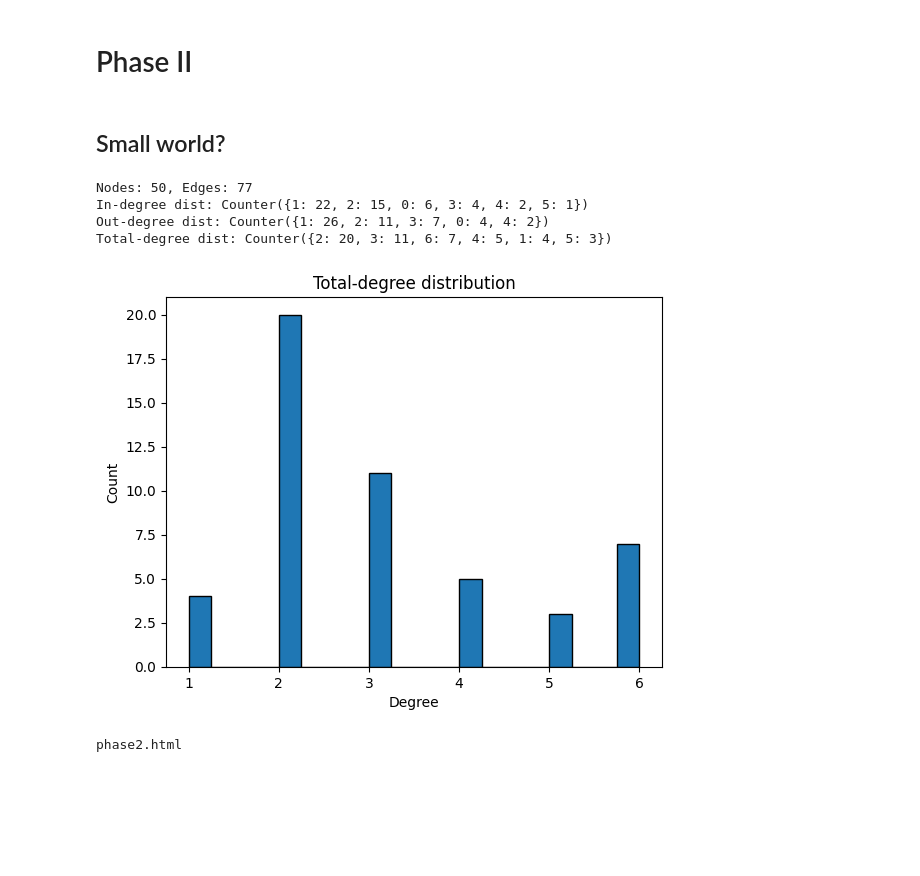
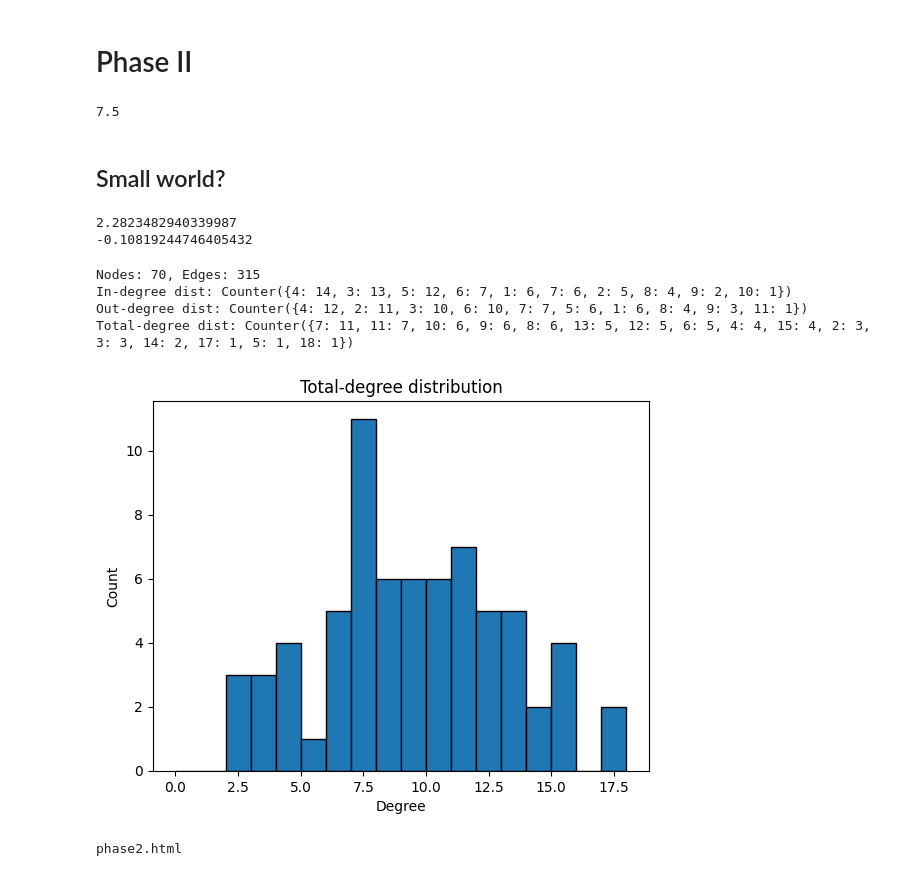
Before and after one commit to Dalsaetra/NeuroSimV3, a Jupyter notebook: python/src/notebook_growth.ipynb, the cells around one changed output. Cells and saved outputs as stored; diff of their text form; code cells hidden in the pictures; blank space fills up the shorter version.

Commit message:
A lot of progress, added specific thalamus

```diff
--- a/python/src/notebook_growth.ipynb
+++ b/python/src/notebook_growth.ipynb
@@ -77,11 +77,11 @@ def phase1_spatial_growth(N, layer_bounds, layer_densities, local_conn_per_node,
         # If fewer than local_conn_per_node edges were formed, that's fine; biological variability.
     return G, coords, neurons_per_layer
 # %%
-N = 50
+N = 70
 out_max = 20
 alpha_init = 12.0
 
-n_layers = 2
+n_layers = 3
 layer_boundaries = np.zeros((n_layers, 3, 2))
 layer_boundaries[:,:, 1] = 1.0  # Begin by making all layers cover the full volume
 # Make x,y go to 0.5
@@ -89,11 +89,18 @@ layer_boundaries[:, 0, 1] = 0.5  # x_max
 layer_boundaries[:, 1, 1] = 0.5  # y_max
 # Differentiate layers along the z-axis
 # Define bottom layer
-layer_boundaries[0, 2, 1] = 0.35  # z_min
+layer_boundaries[0, 2, 1] = 0.4  # z_min
 # Top layer between 0.6 and 1.0
-layer_boundaries[1, 2, 0] = 0.65  # z_max
+layer_boundaries[1, 2, 0] = 0.6  # z_max
+
+# Thalamus layer
+layer_boundaries[2, 2, 0] = -1.5  # z_min
+layer_boundaries[2, 2, 1] = -1.1  # z_max
 
 # These are relative layer densities
 layer_densities = np.ones(n_layers)
+layer_densities[0] = 25
+layer_densities[1] = 25
+layer_densities[2] = 20
 
 G_directed, coords, neurons_per_layer = phase1_spatial_growth(N, layer_boundaries, layer_densities , out_max, alpha_init)
@@ -150,7 +177,7 @@ try:
 except ImportError:
     raise ImportError("pyvis not found - install with `pip install pyvis`")
 
-net = Network(height="750px", width="100%", directed=True,
+net = Network(height="1200px", width="100%", directed=True,
             notebook=notebook, bgcolor="#ffffff", cdn_resources='remote')
 net.repulsion()
 
@@ -180,7 +207,7 @@ for n in G_directed.nodes:
                 size=size,
                 # NOTE: coords[n] is a 3D coordinate, we use only x and z for 2D visualization
                 x=coords[n][0] * coord_scale,  # Scale coords to fit in the network view
-                y=coords[n][2] * coord_scale,
+                y=-coords[n][2] * coord_scale,
                 fixed = True)  # Scale coords to fit in the network view)
 
 
@@ -401,13 +585,28 @@ def phase2_spatial_growth(G, coords, neurons_per_layer, local_conn_per_node,
 
 
     return G, coords, neurons_per_layer
+# %%
+50*0.15
+# %% [output]
+7.5
 # %%
-flow = np.array([0.0, 0.0, -1.0])  # Flow vector for long-range connections
+def flow_vector(coords):
+    """
+    Generate a flow vector for long-range connections.
+    coords: coordinates of neurons
+    """
+    return np.array([0.0, 0.0, -1.0])  # Example flow vector pointing downwards
+
+
 type_distribution = np.array([0.5, 0.2, 0.15, 0.15])  # Distribution of neuron types
-alpha_per_type = np.array([12, 15, 15, 20])  # Distance scale parameters for each type
+alpha_type_local = np.array([15, 15, 15, 15])  # Distance scale parameters for each type
+alpha_type_global = np.array([15, 15, 15, 15])  # Distance scale parameters for each type
+thalamus_layer = 2  # Index of the thalamus layer in layer_bounds
 
 G_directed, coords, neurons_per_layer = phase2_spatial_growth(G_directed, coords, neurons_per_layer,
-                                                              out_max, flow, type_distribution, alpha_per_type)
+                                                              out_max, flow_vector, type_distribution,
+                                                              alpha_type_local, alpha_type_global,
+                                                              thalamus_layer=thalamus_layer)
 # %% [markdown]
 ## Small world?
 # %%
@@ -419,36 +618,40 @@ if not nx.is_connected(G_undirected):
     largest_cc = max(nx.connected_components(G_undirected), key=len)
     G_undirected = G_undirected.subgraph(largest_cc).copy()
 
-# print(smallworld.sigma(G_undirected, 50, 5))
-# print(smallworld.omega(G_undirected, 5, 10))
+print(smallworld.sigma(G_undirected, 20, 2))
+print(smallworld.omega(G_undirected, 2, 4))
+# %% [output]
+2.2823482940339987
+-0.10819244746405432
 # %%
 # --- 1. Basic stats
 n = G_directed.number_of_nodes()
 m = G_directed.number_of_edges()
 print(f"Nodes: {n}, Edges: {m}")
 
 # --- 2. Degree stats
 in_deg  = dict(G_directed.in_degree())
 out_deg = dict(G_directed.out_degree())
 tot_deg = {i: in_deg.get(i,0) + out_deg.get(i,0) for i in G_directed.nodes}
 
 # Degree distributions
 print("In-degree dist:", Counter(in_deg.values()))
 print("Out-degree dist:", Counter(out_deg.values()))
 print("Total-degree dist:", Counter(tot_deg.values()))
 
 # Optional: histogram of total degree
-plt.hist(list(tot_deg.values()), bins=20, edgecolor='black')
+bins = np.arange(0, max(tot_deg.values()) + 1, 1)  # Adjust bins as needed
+plt.hist(list(tot_deg.values()), bins=bins, edgecolor='black')
 plt.title("Total-degree distribution")
 plt.xlabel("Degree")
 plt.ylabel("Count")
 plt.show()
 # %% [output]
-Nodes: 50, Edges: 77
-In-degree dist: Counter({1: 22, 2: 15, 0: 6, 3: 4, 4: 2, 5: 1})
-Out-degree dist: Counter({1: 26, 2: 11, 3: 7, 0: 4, 4: 2})
-Total-degree dist: Counter({2: 20, 3: 11, 6: 7, 4: 5, 1: 4, 5: 3})
+Nodes: 70, Edges: 315
+In-degree dist: Counter({4: 14, 3: 13, 5: 12, 6: 7, 1: 6, 7: 6, 2: 5, 8: 4, 9: 2, 10: 1})
+Out-degree dist: Counter({4: 12, 2: 11, 3: 10, 6: 10, 7: 7, 5: 6, 1: 6, 8: 4, 9: 3, 11: 1})
+Total-degree dist: Counter({7: 11, 11: 7, 10: 6, 9: 6, 8: 6, 13: 5, 12: 5, 6: 5, 4: 4, 15: 4, 2: 3, 3: 3, 14: 2, 17: 1, 5: 1, 18: 1})
-[figure, old version]
+[figure, new version]
 # %%
 html_file = "phase2.html"
 notebook: bool = True
```
Also changed, not shown: parts of 4 cells of this notebook.
